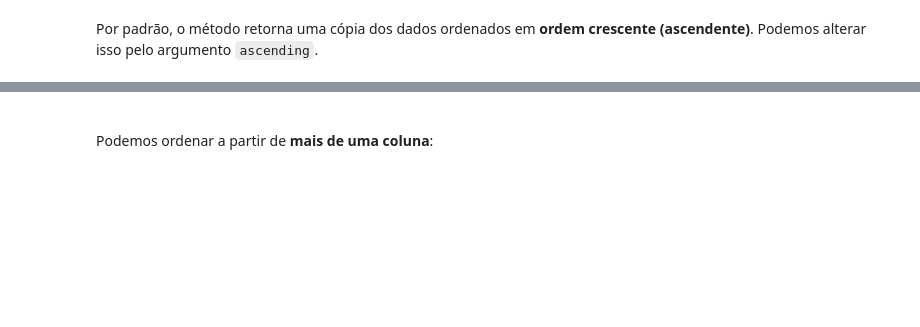
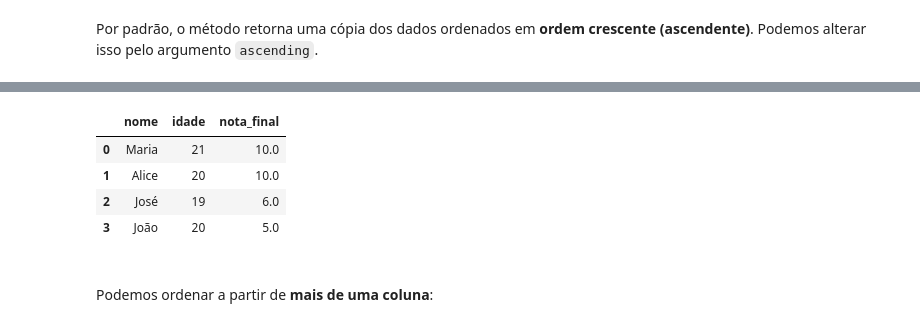
Before and after one commit to JairCipriano/projeto_machine_learning, a Jupyter notebook: projeto_pandas/manipulacao_de_dados_codigo_base.ipynb, the cells around one changed output, grey strips where cells are left out. Cells and saved outputs as stored; diff of their text form; code cells hidden in the pictures; blank space fills up the shorter version.

```diff
--- a/projeto_pandas/manipulacao_de_dados_codigo_base.ipynb
+++ b/projeto_pandas/manipulacao_de_dados_codigo_base.ipynb
@@ -1846,3 +1912,12 @@ Por padrão, o método retorna uma cópia dos dados ordenados em **ordem crescen
+# %%
+#Caso quira resetar os indices
+notas.sort_values(by= 'nota_final', ascending=False).reset_index(drop=True)
+# %% [output]
+|  | nome | idade | nota_final |
+| 0 | Maria | 21 | 10.0 |
+| 1 | Alice | 20 | 10.0 |
+| 2 | José | 19 | 6.0 |
+| 3 | João | 20 | 5.0 |
 # %% [markdown]
 <br/>
 
```
Also changed, not shown: parts of 18 cells of this notebook.
